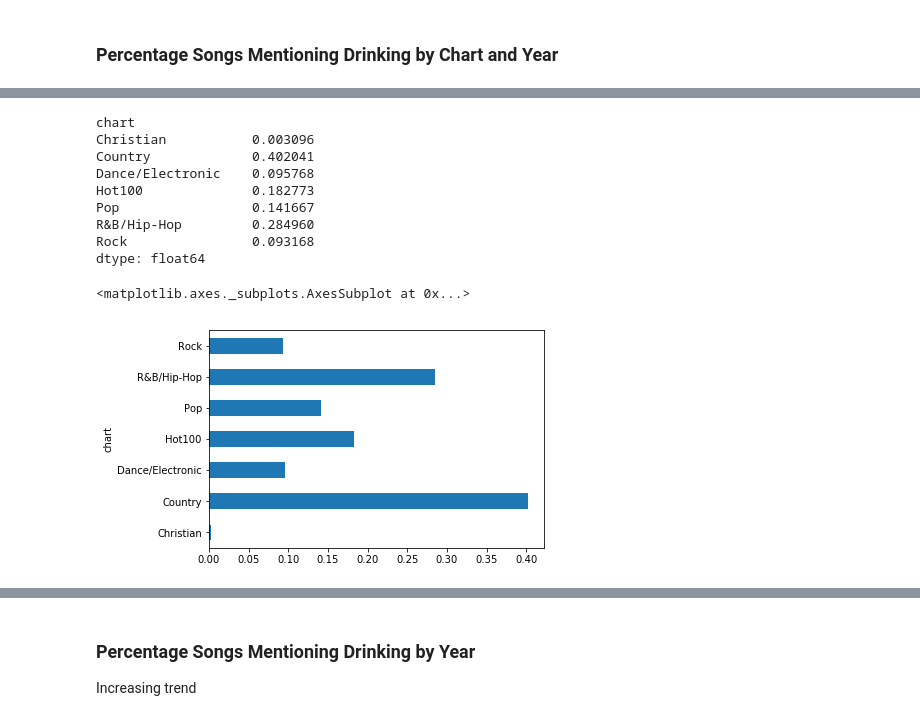
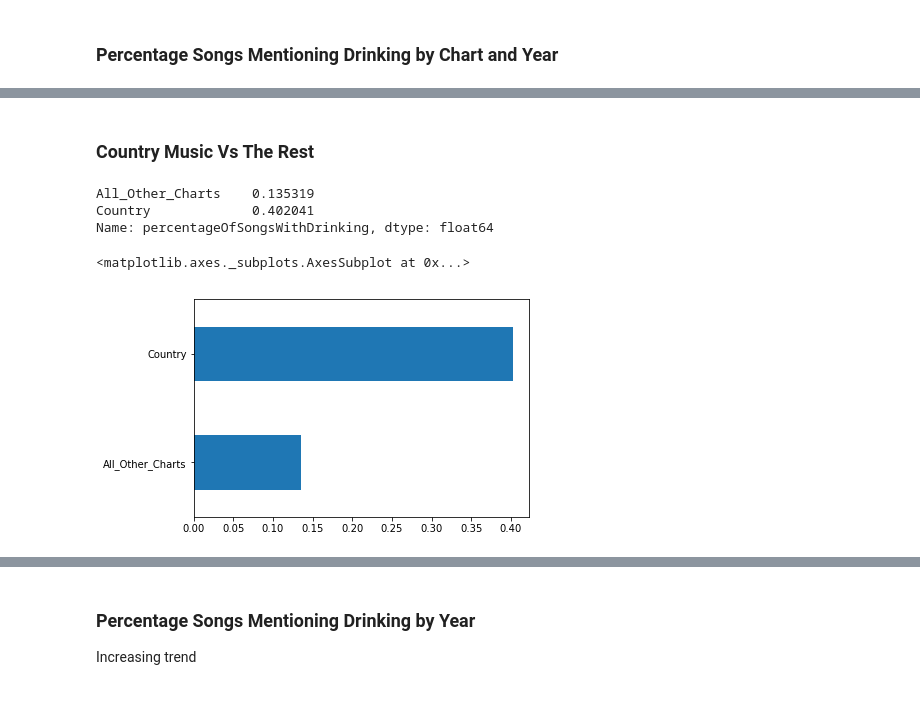
Before and after one commit to MarkMacArdle/music_by_genre_analysis, a Jupyter notebook: analysis.ipynb, the cells around one changed output, grey strips where cells are left out. Cells and saved outputs as stored; diff of their text form; code cells hidden in the pictures.

Commit message:
Test if country music significantly different

```diff
--- a/analysis.ipynb
+++ b/analysis.ipynb
@@ -255,12 +251,17 @@ print('Amount of keywords:', len(drinkingKeywords))
 Amount of keywords: 43
 # %%
 def countDrinkWords(lemmasAndTags):
+    try:
+        if pd.isnull(lemmasAndTags): #causes an ValueError when lines is an array (eg [[x], [y]])
+            return np.nan
+    except ValueError:
+        pass
+
     wordCount = 0
-    if lemmasAndTags is not None:
-        for lemmaAndTag in lemmasAndTags:
-            #lemmaAndTag is tuple in form (lemma, tag) so first item is the lemma
-            if lemmaAndTag[0] in drinkingKeywords:
-                wordCount += 1
+    for lemmaAndTag in lemmasAndTags:
+        #lemmaAndTag is tuple in form (lemma, tag) so first item is the lemma
+        if lemmaAndTag[0] in drinkingKeywords:
+            wordCount += 1
     return wordCount
 # %%
 chartsDf['drinkingWordsCount'] = chartsDf.lemmasAndTags.apply(countDrinkWords)
@@ -306,17 +332,17 @@ drinkingSongsSummary.percentageOfSongsWithDrinking.plot(kind='barh',
+# %% [markdown]
+### Country Music Vs The Rest
 # %%
-drinkingByChart = (chartsDf.groupby(['chart'])['hasDrinkingWords'].sum() /
-                   chartsDf.groupby(['chart']).lyrics.count())
-print(drinkingByChart)
-drinkingByChart.plot(kind='barh')
+countryRows = ['Country' if i else 'All_Other_Charts' for i in chartsDf['chart']=='Country']
+
+countryVsTheRest = (chartsDf.groupby(countryRows)['hasDrinkingWords'].sum() /
+                    chartsDf.groupby(countryRows).lyrics.count())
+countryVsTheRest.name = 'percentageOfSongsWithDrinking'
+
+print(countryVsTheRest)
+countryVsTheRest.plot(kind='barh')
 # %% [output]
-chart
-Christian           0.003096
+All_Other_Charts    0.135319
 Country             0.402041
-Dance/Electronic    0.095768
-Hot100              0.182773
-Pop                 0.141667
-R&B/Hip-Hop         0.284960
-Rock                0.093168
-dtype: float64
+Name: percentageOfSongsWithDrinking, dtype: float64
 <matplotlib.axes._subplots.AxesSubplot at 0x...>
-[figure, old version]
+[figure, new version]
```
Also changed, not shown: parts of 14 cells of this notebook, 3 other files.
